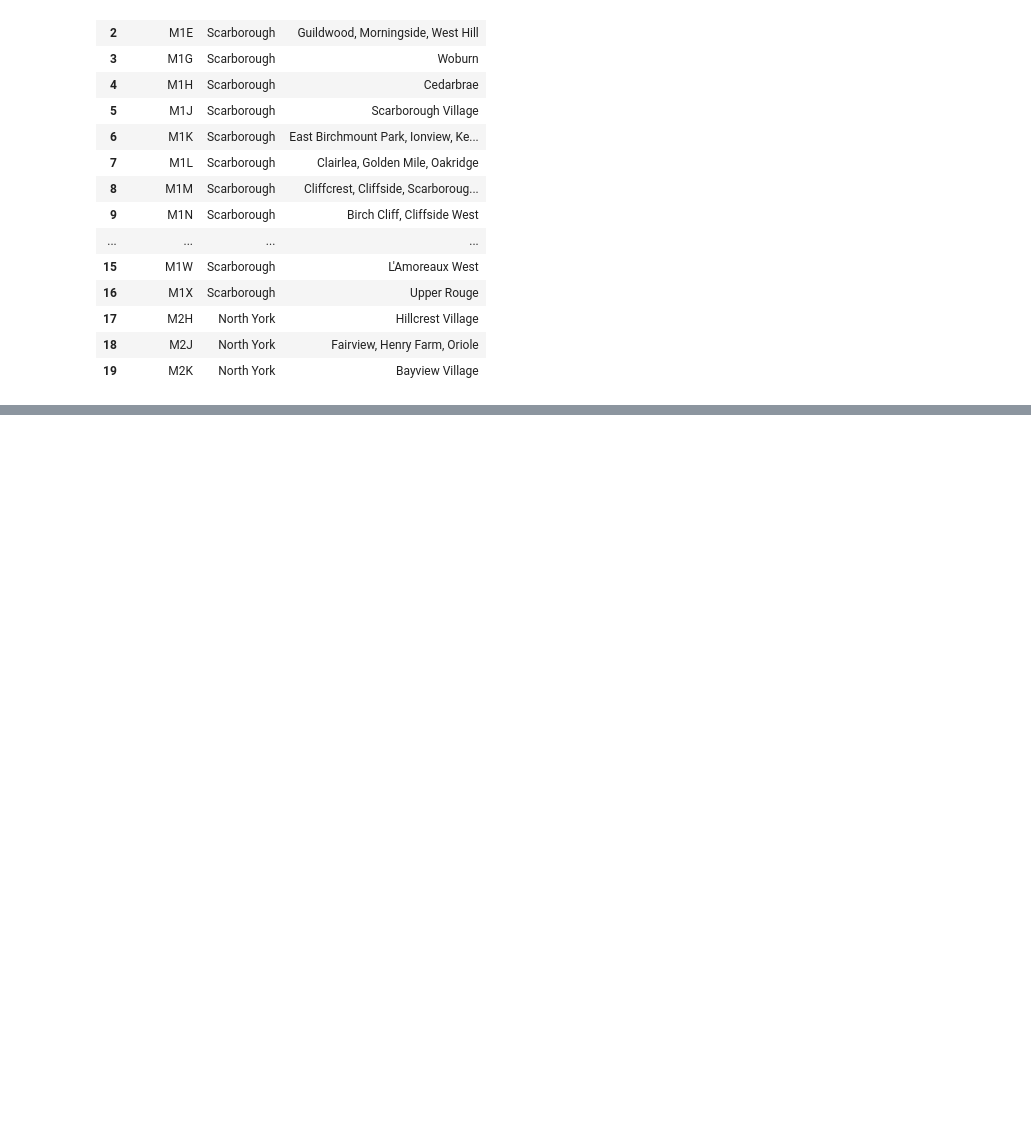
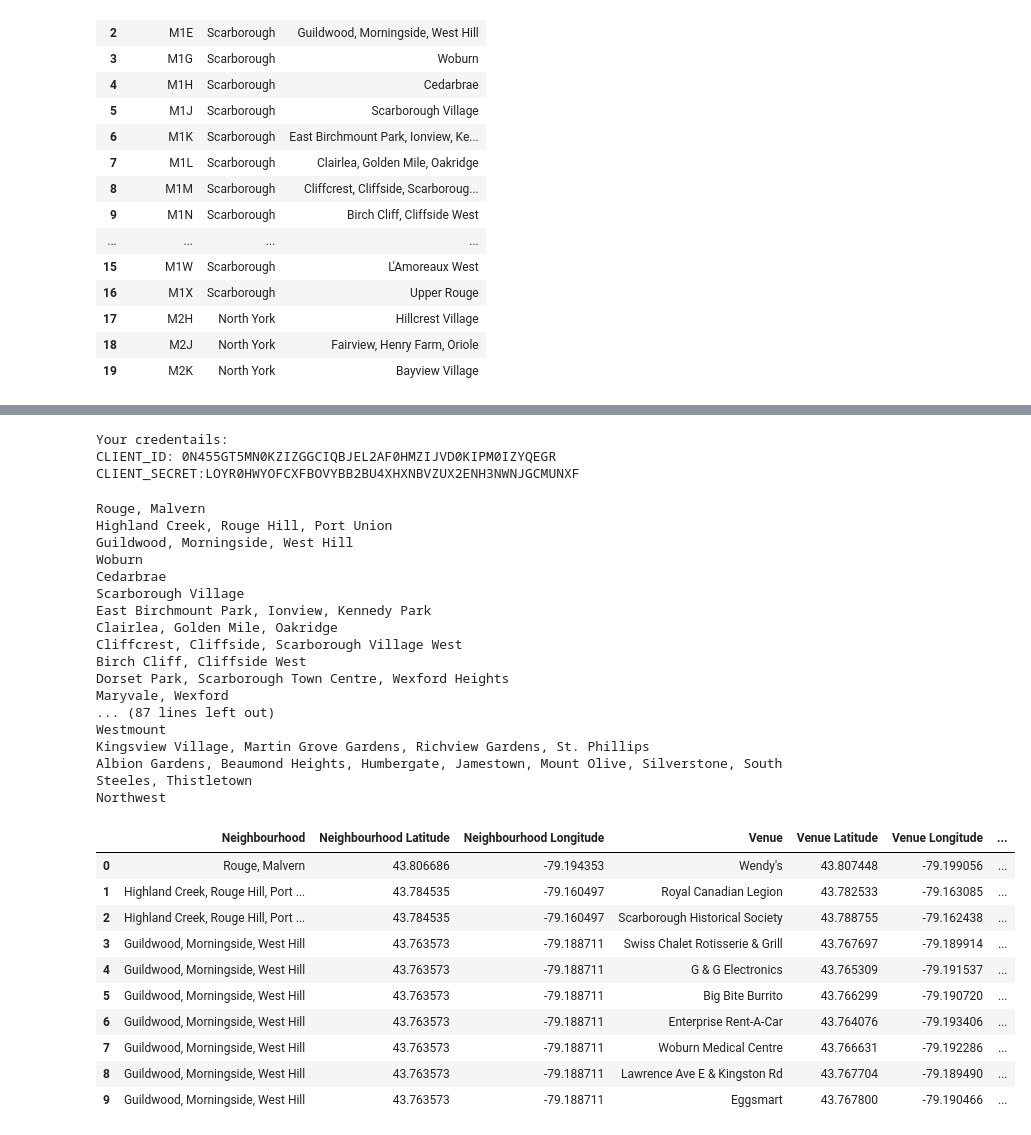
Before and after one commit to EmNoyin/Coursera_Capstone, a Jupyter notebook: Segm & Clust Toronto.ipynb, the cells around one changed output, grey strips where cells are left out. Cells and saved outputs as stored; diff of their text form; code cells hidden in the pictures; blank space fills up the shorter version.

```diff
--- a/Segm & Clust Toronto.ipynb
+++ b/Segm & Clust Toronto.ipynb
@@ -152,0 +186,8 @@ M9W
+# %%
+address = 'Toronto, ON'
+
+geolocator = Nominatim(user_agent="Toronto")
+location = geolocator.geocode(address)
+latitudeToronto = location.latitude
+longitudeToronto = location.longitude
+print('The geograpical coordinate of Toronto are {}, {}.'.format(latitudeToronto, longitudeToronto))
@@ -152,0 +218,12 @@ M9W
+# %%
+CLIENT_ID = '0N455GT5MN0KZIZGGCIQBJEL2AF0HMZIJVD0KIPM0IZYQEGR' # your Foursquare ID
+CLIENT_SECRET = 'LOYR0HWYOFCXFBOVYBB2BU4XHXNBVZUX2ENH3NWNJGCMUNXF' # your Foursquare Secret
+VERSION = '20180604'
+LIMIT = 100
+print('Your credentails:')
+print('CLIENT_ID: ' + CLIENT_ID)
+print('CLIENT_SECRET:' + CLIENT_SECRET)
+# %% [output]
+Your credentails:
+CLIENT_ID: 0N455GT5MN0KZIZGGCIQBJEL2AF0HMZIJVD0KIPM0IZYQEGR
+CLIENT_SECRET:LOYR0HWYOFCXFBOVYBB2BU4XHXNBVZUX2ENH3NWNJGCMUNXF
@@ -152,0 +273,38 @@ M9W
+# %%
+torontoVenues = getNearbyVenues(names=torontoDF['Neighbourhood'],
+                                   latitudes=torontoDF['Latitude'],
+                                   longitudes=torontoDF['Longitude']
+                                  )
+
+
+#quick view of our DF
+torontoVenues.head(10)
+# %% [output]
+Rouge, Malvern
+Highland Creek, Rouge Hill, Port Union
+Guildwood, Morningside, West Hill
+Woburn
+Cedarbrae
+Scarborough Village
+East Birchmount Park, Ionview, Kennedy Park
+Clairlea, Golden Mile, Oakridge
+Cliffcrest, Cliffside, Scarborough Village West
+Birch Cliff, Cliffside West
+Dorset Park, Scarborough Town Centre, Wexford Heights
+Maryvale, Wexford
+... (87 lines left out)
+Westmount
+Kingsview Village, Martin Grove Gardens, Richview Gardens, St. Phillips
+Albion Gardens, Beaumond Heights, Humbergate, Jamestown, Mount Olive, Silverstone, South Steeles, Thistletown
+Northwest
+|  | Neighbourhood | Neighbourhood Latitude | Neighbourhood Longitude | Venue | Venue Latitude | Venue Longitude | ... |
+| 0 | Rouge, Malvern | 43.806686 | -79.194353 | Wendy's | 43.807448 | -79.199056 | ... |
+| 1 | Highland Creek, Rouge Hill, Port ... | 43.784535 | -79.160497 | Royal Canadian Legion | 43.782533 | -79.163085 | ... |
+| 2 | Highland Creek, Rouge Hill, Port ... | 43.784535 | -79.160497 | Scarborough Historical Society | 43.788755 | -79.162438 | ... |
+| 3 | Guildwood, Morningside, West Hill | 43.763573 | -79.188711 | Swiss Chalet Rotisserie & Grill | 43.767697 | -79.189914 | ... |
+| 4 | Guildwood, Morningside, West Hill | 43.763573 | -79.188711 | G & G Electronics | 43.765309 | -79.191537 | ... |
+| 5 | Guildwood, Morningside, West Hill | 43.763573 | -79.188711 | Big Bite Burrito | 43.766299 | -79.190720 | ... |
+| 6 | Guildwood, Morningside, West Hill | 43.763573 | -79.188711 | Enterprise Rent-A-Car | 43.764076 | -79.193406 | ... |
+| 7 | Guildwood, Morningside, West Hill | 43.763573 | -79.188711 | Woburn Medical Centre | 43.766631 | -79.192286 | ... |
+| 8 | Guildwood, Morningside, West Hill | 43.763573 | -79.188711 | Lawrence Ave E & Kingston Rd | 43.767704 | -79.189490 | ... |
+| 9 | Guildwood, Morningside, West Hill | 43.763573 | -79.188711 | Eggsmart | 43.767800 | -79.190466 | ... |
```
Also changed, not shown: parts of 39 cells of this notebook.
